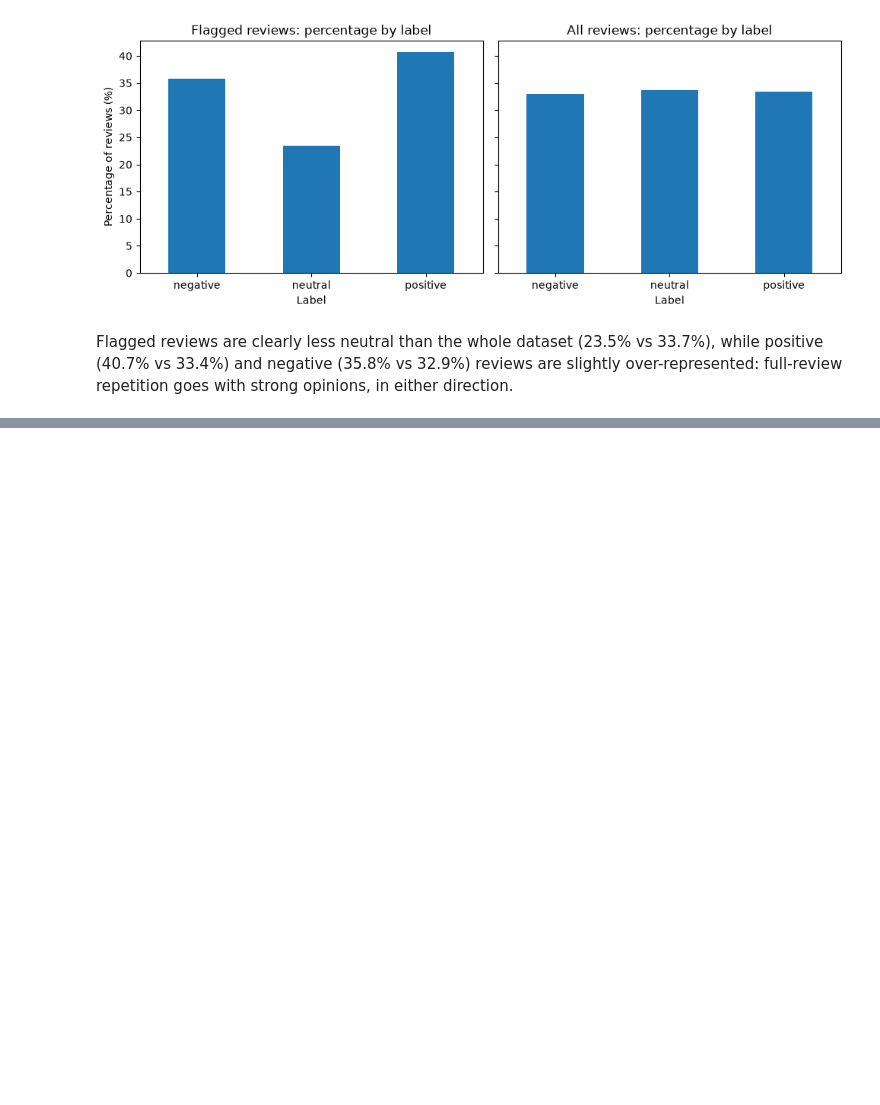
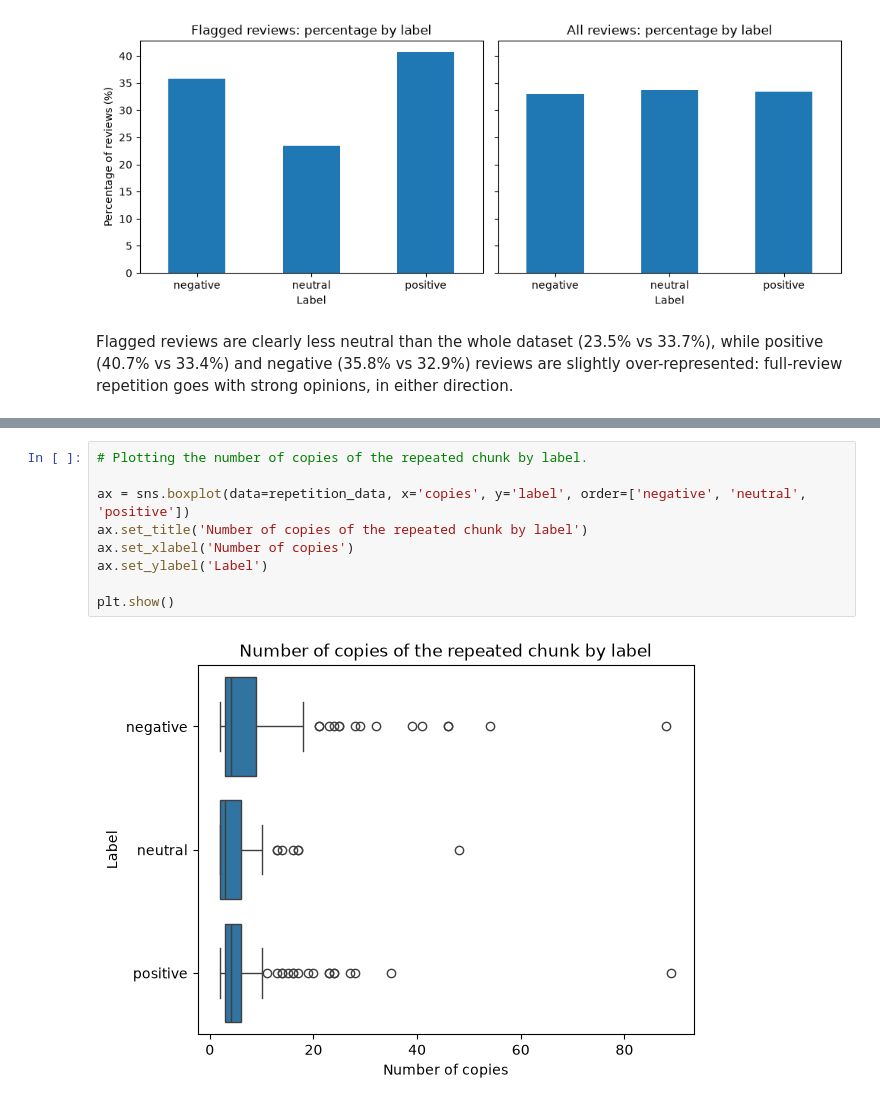
Before and after one commit to gretabarrale/chinese_amazon_reviews_analysis, a Jupyter notebook: eda_cleaning.ipynb, the cells around one changed output, grey strips where cells are left out. Saved outputs shown, nothing was run; the diff lists cells and outputs as text; blank space fills up the shorter version.

```diff
--- a/eda_cleaning.ipynb
+++ b/eda_cleaning.ipynb
@@ -815,0 +902,11 @@ opinions, in either direction.
+# %%
+# Plotting the number of copies of the repeated chunk by label.
+
+ax = sns.boxplot(data=repetition_data, x='copies', y='label', order=['negative', 'neutral', 'positive'])
+ax.set_title('Number of copies of the repeated chunk by label')
+ax.set_xlabel('Number of copies')
+ax.set_ylabel('Label')
+
+plt.show()
+# %% [output]
+[figure, added]
```
Also changed, not shown: parts of 12 cells of this notebook.
